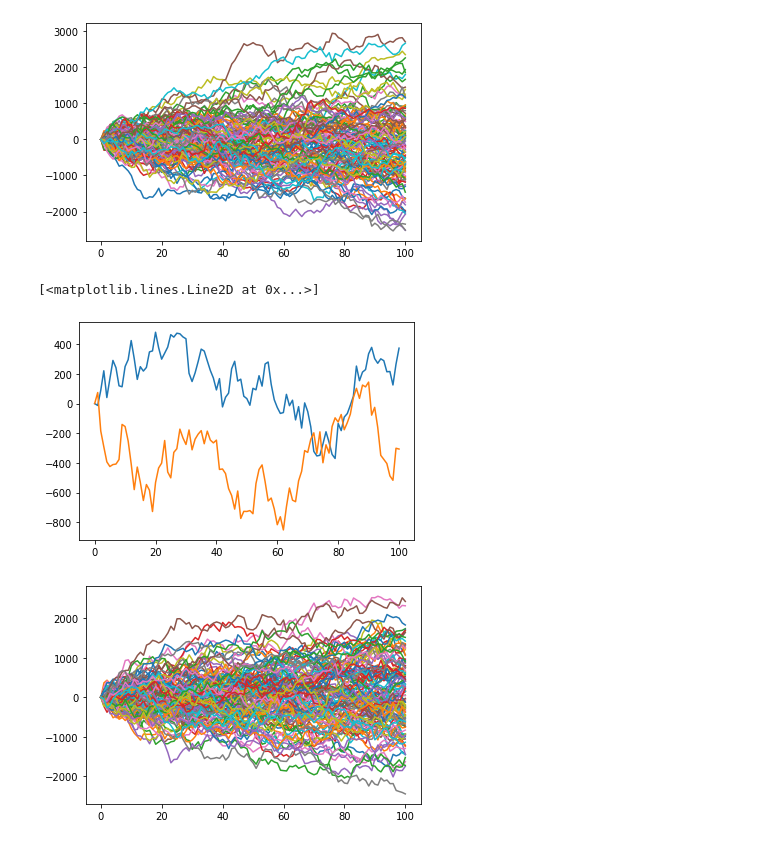
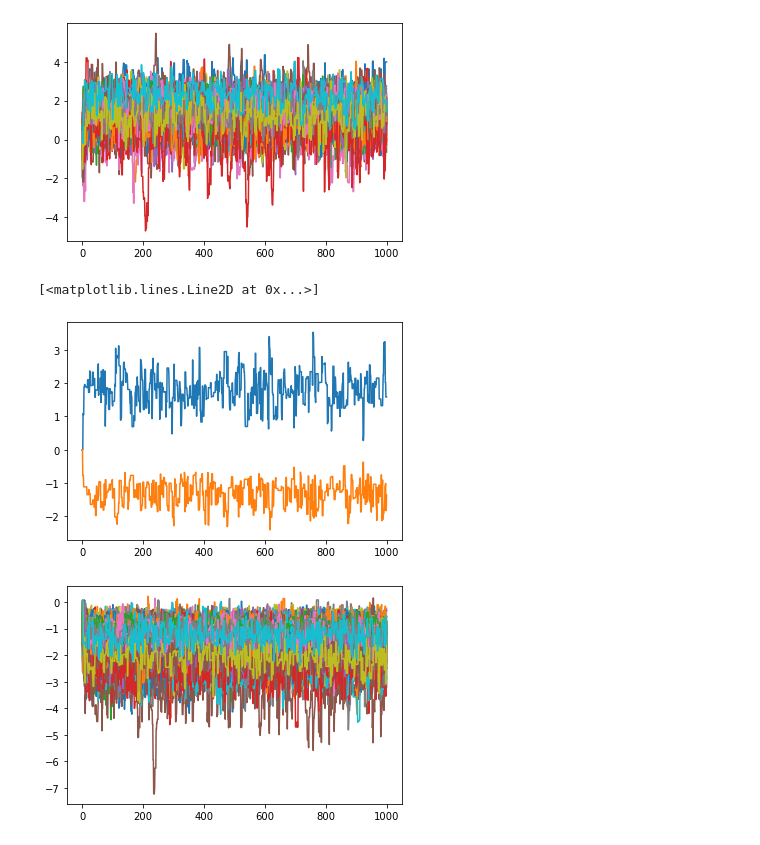
Before and after one commit to PaulTrincklin/Bayes-Project, a Jupyter notebook: Projet.ipynb, the cells around one changed output. Drawn from its saved outputs; the diff is of its cells as text; code cells hidden in the pictures.

```diff
--- a/Projet.ipynb
+++ b/Projet.ipynb
@@ -171,0 +152,12 @@ X,Xmu,Xb=GibbsSampler(100,std_dev,alpha,beta1,beta2,sigma,mu,b)
+# %%
+std_dev=[0.1,0.01,0.004,0.1,1,1] #Variance des propositions
+
+#Valeurs initiales:
+alpha=-1.7
+beta1=0
+beta2=0
+mu=[0]*K
+b=[0]*K
+sigma=0.1
+n=1000
+X,Xmu,Xb=GibbsSampler(n,std_dev,alpha,beta1,beta2,sigma,mu,b)
@@ -193,18 +188,16 @@ plt.plot(X[3])
 # %%
-Xb=Xb.transpose()
 for i in range(120):
     plt.plot(Xb[i])
 # %% [output]
-[figure, old version]
+[figure, new version]
 # %%
-plt.plot(Xb[3])
-plt.plot(Xmu[3])
+plt.plot(Xb[4])
+plt.plot(Xmu[4])
 # %% [output]
 [<matplotlib.lines.Line2D at 0x...>]
-[figure, old version]
+[figure, new version]
 # %%
-Xmu=Xmu.transpose()
 for i in range(120):
     plt.plot(Xmu[i])
 # %% [output]
-[figure, old version]
+[figure, new version]
```
Also changed, not shown: parts of 8 cells of this notebook.
